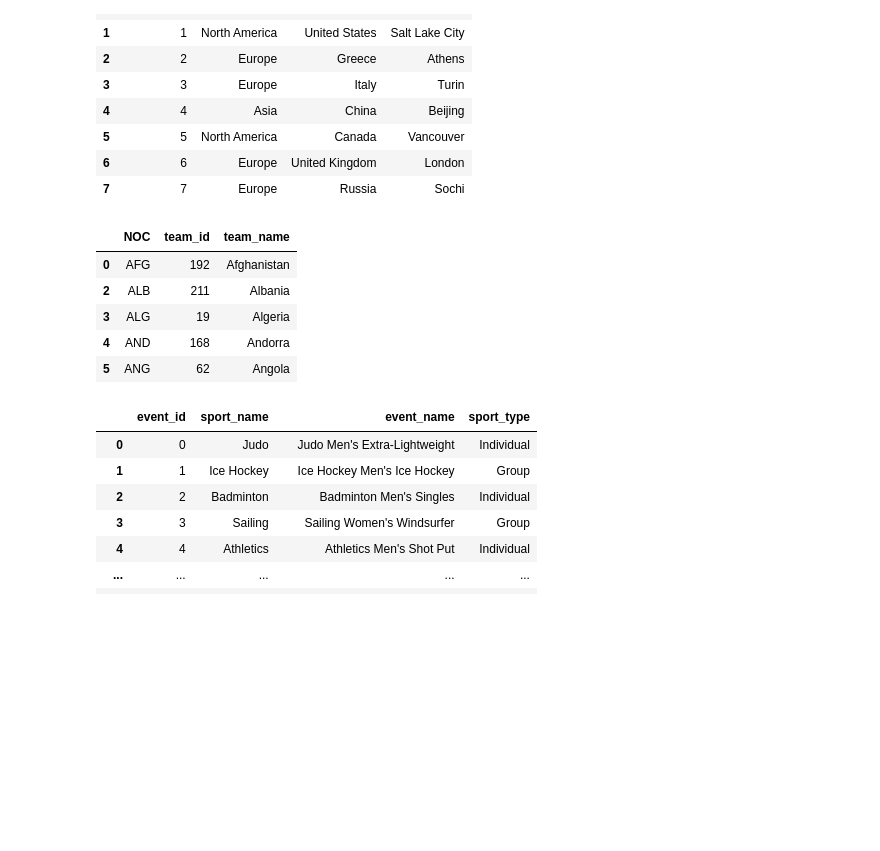
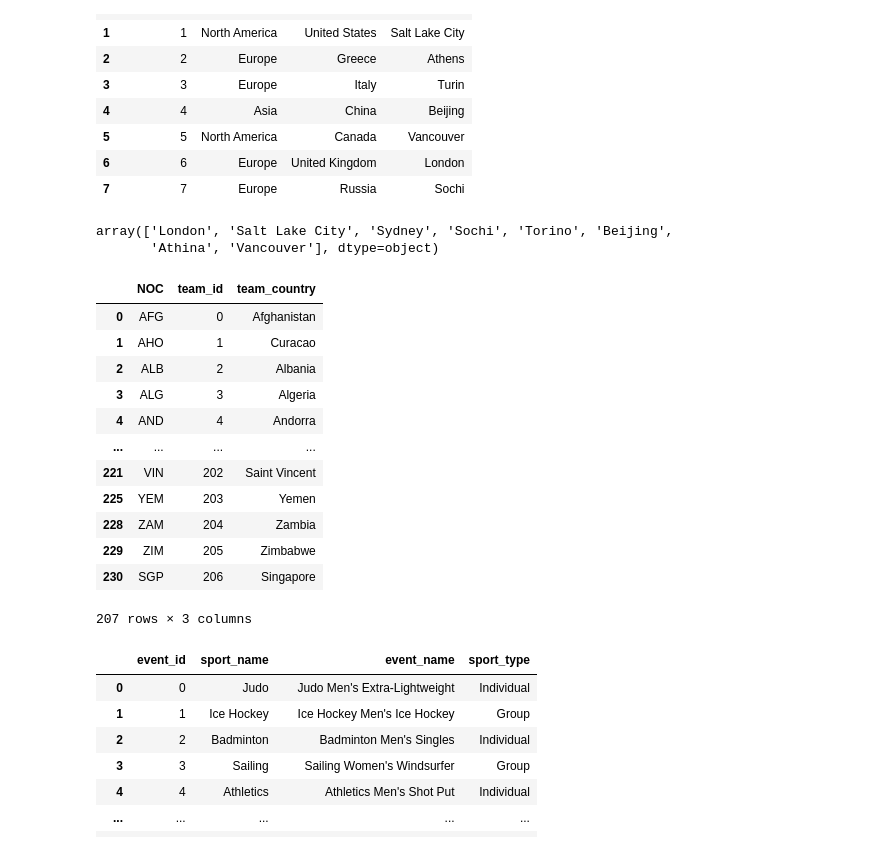
Before and after one commit to grudzienAda/hurtownie_project, a Jupyter notebook: ETL/table_transformations.ipynb, the cells around one changed output. Saved outputs shown, nothing was run; the diff lists cells and outputs as text; code cells hidden in the pictures; blank space fills up the shorter version.

Commit message:
finished table transforms

```diff
--- a/ETL/table_transformations.ipynb
+++ b/ETL/table_transformations.ipynb
@@ -500,2 +499,4 @@ memory usage: 5.5+ KB
 # %%
 df_noc_regions = df_noc_regions[df_noc_regions['NOC'].isin(nocs)]
+# %%
+df_noc_regions = df_noc_regions.fillna('Tuvalu')
@@ -502,2 +516,2 @@ df_noc_regions = df_noc_regions[df_noc_regions['NOC'].isin(nocs)]
 # %%
-test_df1 = df_noc_regions.join(Teams.set_index('team_country'), on='region', lsuffix='_left', rsuffix='_right', how='inner')#[['team_id','team_country','Team','NOC_right']]
+test_df1 = df_noc_regions.join(Teams.set_index('team_country'), on='region', lsuffix='_left', rsuffix='_right', how='left')#[['team_id','team_country','Team','NOC_right']]
@@ -506,2 +520,2 @@ df_noc_regions[df_noc_regions['region'].isnull()]['region'] = 'Tuvalu'
 # %%
-Teams = test_df1[['NOC_left','team_id','team_name', 'region']]
+Teams = test_df1[['NOC_left','team_id','region', 'region']]
@@ -509,6 +539,8 @@ Teams = test_df1[['NOC_left','team_id','team_name', 'region']]
 Teams = Teams.rename(columns = {'NOC_left':'NOC','region':'team_country'})
 # %%
 Teams = Teams.iloc[:,0:3] #team country to ta sama kolumna
+# %%
+Teams['team_id'] = range(0,len(Teams))
 # %%
 Olympic_games = Dates.join(Olympic_games.set_index('game_id'), how='inner', lsuffix='_left', rsuffix='_right', on='date_id')[['date_id','cost','athlete_number','events_number']]
 # %%
@@ -586,3 +618,8 @@ Locations #gotowa
 | 5 | 5 | North America | Canada | Vancouver |
 | 6 | 6 | Europe | United Kingdom | London |
 | 7 | 7 | Europe | Russia | Sochi |
+# %%
+Olympic_event_fact['City'].unique()
+# %% [output]
+array(['London', 'Salt Lake City', 'Sydney', 'Sochi', 'Torino', 'Beijing',
+       'Athina', 'Vancouver'], dtype=object)
@@ -589,12 +628,19 @@ Locations #gotowa
 # %%
-Teams.head() #gotowa
+Teams#gotowa
 # %% [output]
-|  | NOC | team_id | team_name |
-| 0 | AFG | 192 | Afghanistan |
-| 2 | ALB | 211 | Albania |
-| 3 | ALG | 19 | Algeria |
-| 4 | AND | 168 | Andorra |
-| 5 | ANG | 62 | Angola |
+|  | NOC | team_id | team_country |
+| 0 | AFG | 0 | Afghanistan |
+| 1 | AHO | 1 | Curacao |
+| 2 | ALB | 2 | Albania |
+| 3 | ALG | 3 | Algeria |
+| 4 | AND | 4 | Andorra |
+| ... | ... | ... | ... |
+| 221 | VIN | 202 | Saint Vincent |
+| 225 | YEM | 203 | Yemen |
+| 228 | ZAM | 204 | Zambia |
+| 229 | ZIM | 205 | Zimbabwe |
+| 230 | SGP | 206 | Singapore |
+207 rows × 3 columns
 # %%
 Sports #gotowa
 # %% [output]
```
Also changed, not shown: parts of 30 cells of this notebook.
